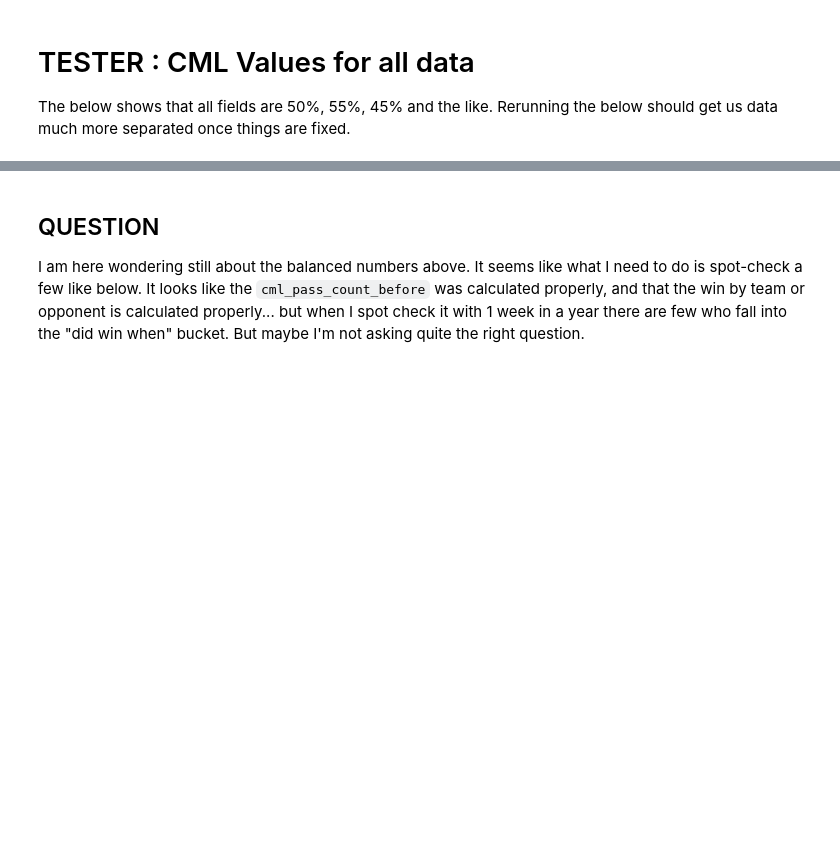
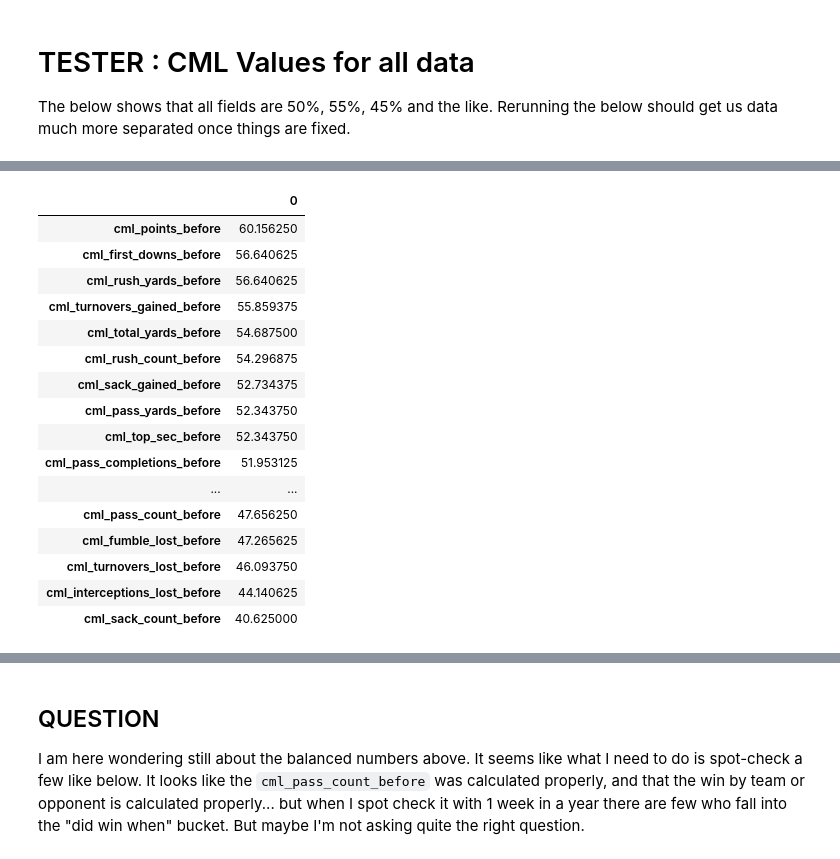
Before and after one commit to bladnman/footballing, a Jupyter notebook: notebooks/9.0.investigations/chasing_cumulative_50s.ipynb, the cells around one changed output, grey strips where cells are left out. Cells and saved outputs as stored; diff of their text form; code cells hidden in the pictures; blank space fills up the shorter version.

```diff
--- a/notebooks/9.0.investigations/chasing_cumulative_50s.ipynb
+++ b/notebooks/9.0.investigations/chasing_cumulative_50s.ipynb
@@ -212,0 +186,3 @@ any_wins_when_leading_df[cmp_fields('cml_pass_count_before')]
+# %%
+before_fields = list(filter(lambda x : 'before' in x, list(percs_df.index)))
+before_fields
@@ -212,0 +207,20 @@ any_wins_when_leading_df[cmp_fields('cml_pass_count_before')]
+# %%
+percs_df.loc[before_fields].sort_values(by=0, ascending=False)
+# %% [output]
+|  | 0 |
+| cml_points_before | 60.156250 |
+| cml_first_downs_before | 56.640625 |
+| cml_rush_yards_before | 56.640625 |
+| cml_turnovers_gained_before | 55.859375 |
+| cml_total_yards_before | 54.687500 |
+| cml_rush_count_before | 54.296875 |
+| cml_sack_gained_before | 52.734375 |
+| cml_pass_yards_before | 52.343750 |
+| cml_top_sec_before | 52.343750 |
+| cml_pass_completions_before | 51.953125 |
+| ... | ... |
+| cml_pass_count_before | 47.656250 |
+| cml_fumble_lost_before | 47.265625 |
+| cml_turnovers_lost_before | 46.093750 |
+| cml_interceptions_lost_before | 44.140625 |
+| cml_sack_count_before | 40.625000 |
```
Also changed, not shown: parts of 20 cells of this notebook, 4 other files.
